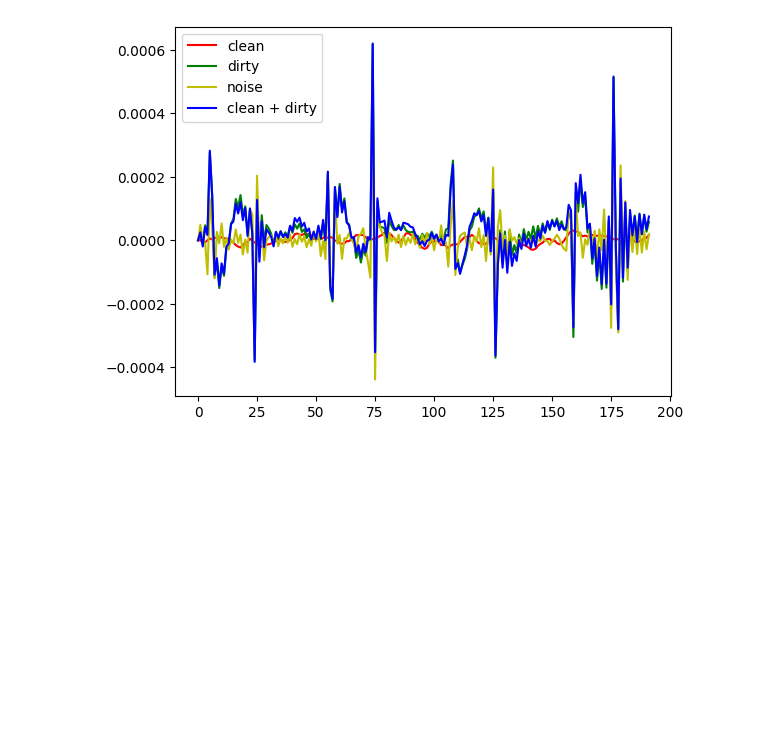
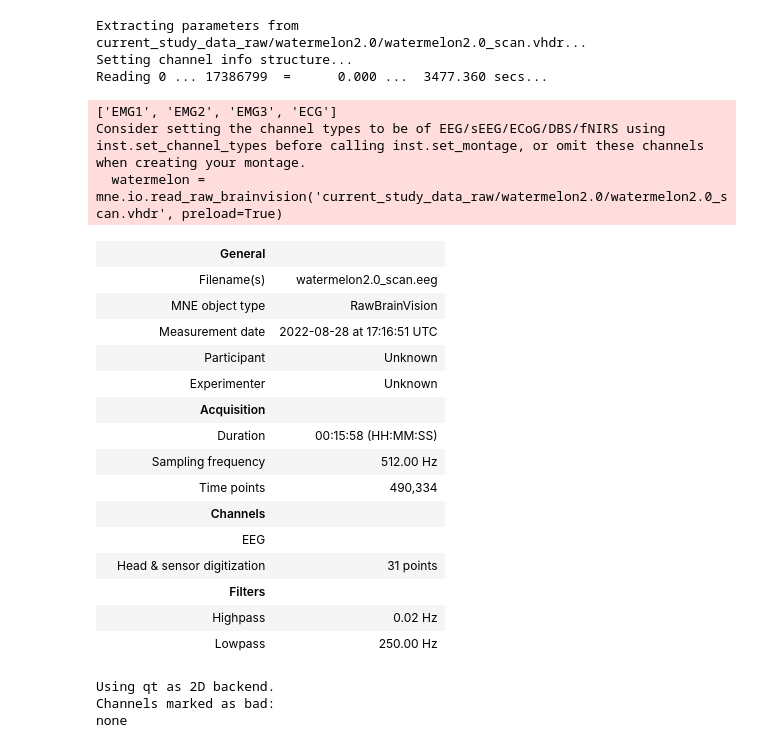
Before and after one commit to NickGreen99/EEG-ECG-Denoising-from-MRI-Interference, a Jupyter notebook: play.ipynb, the cells around one changed output. Drawn from its saved outputs; the diff is of its cells as text; code cells hidden in the pictures; blank space fills up the shorter version.

```diff
--- a/play.ipynb
+++ b/play.ipynb
@@ -1,21 +1,45 @@
-# %%
-import numpy as np
-import matplotlib.pyplot as plt
-
-clean = np.load('data_segmented/16/clean.npy')
-dirty = np.load('data_segmented/16/dirty.npy')
-noise = np.load('data_segmented/16/noise.npy')
-
-# Plotting both the curves simultaneously
-plt.plot(clean[0,0,:], color='r', label='clean')
-plt.plot(dirty[0,0,:], color='g', label='dirty')
-plt.plot(noise[0,0,:], color = 'y', label='noise')
-plt.plot(clean[0,0,:] + dirty[0,0,:], color='b', label='clean + dirty')
-
-# Adding legend, which helps us recognize the curve according to it's color
-plt.legend()
-
-# To load the display window
-plt.show()
-# %% [output]
-[figure, removed]
+# %%
+import mne
+import matplotlib.pyplot as plt
+
+watermelon = mne.io.read_raw_brainvision('current_study_data_raw/watermelon2.0/watermelon2.0_scan.vhdr', preload=True)
+
+chs = [
+   'Fp1','Fp2','F3','F4','C3','C4','P3','P4','O1','O2',
+  'F7','F8','T7','T8','P7','P8','FPz','Fz','Cz','Pz',
+   'POz','Oz','FT9','FT10',"TP9'","TP10'",
+   ]
+watermelon.pick(chs)
+watermelon.crop(tmin=1855.415, tmax=2813.099)
+watermelon.set_annotations(None)
+watermelon.resample(512.)
+# %% [output]
+Extracting parameters from current_study_data_raw/watermelon2.0/watermelon2.0_scan.vhdr...
+Setting channel info structure...
+Reading 0 ... 17386799  =      0.000 ...  3477.360 secs...
+['EMG1', 'EMG2', 'EMG3', 'ECG']
+Consider setting the channel types to be of EEG/sEEG/ECoG/DBS/fNIRS using inst.set_channel_types before calling inst.set_montage, or omit these channels when creating your montage.
+  watermelon = mne.io.read_raw_brainvision('current_study_data_raw/watermelon2.0/watermelon2.0_scan.vhdr', preload=True)
+|  | General |  |
+|  | Filename(s) | watermelon2.0_scan.eeg |
+|  | MNE object type | RawBrainVision |
+|  | Measurement date | 2022-08-28 at 17:16:51 UTC |
+|  | Participant | Unknown |
+|  | Experimenter | Unknown |
+|  | Acquisition |  |
+|  | Duration | 00:15:58 (HH:MM:SS) |
+|  | Sampling frequency | 512.00 Hz |
+|  | Time points | 490,334 |
+|  | Channels |  |
+|  | EEG |  |
+|  | Head & sensor digitization | 31 points |
+|  | Filters |  |
+|  | Highpass | 0.02 Hz |
+|  | Lowpass | 250.00 Hz |
+# %%
+watermelon.plot()
+plt.show();
+# %% [output]
+Using qt as 2D backend.
+Channels marked as bad:
+none
```
Also changed, not shown: parts of 12 cells of this notebook, 5 other files.
